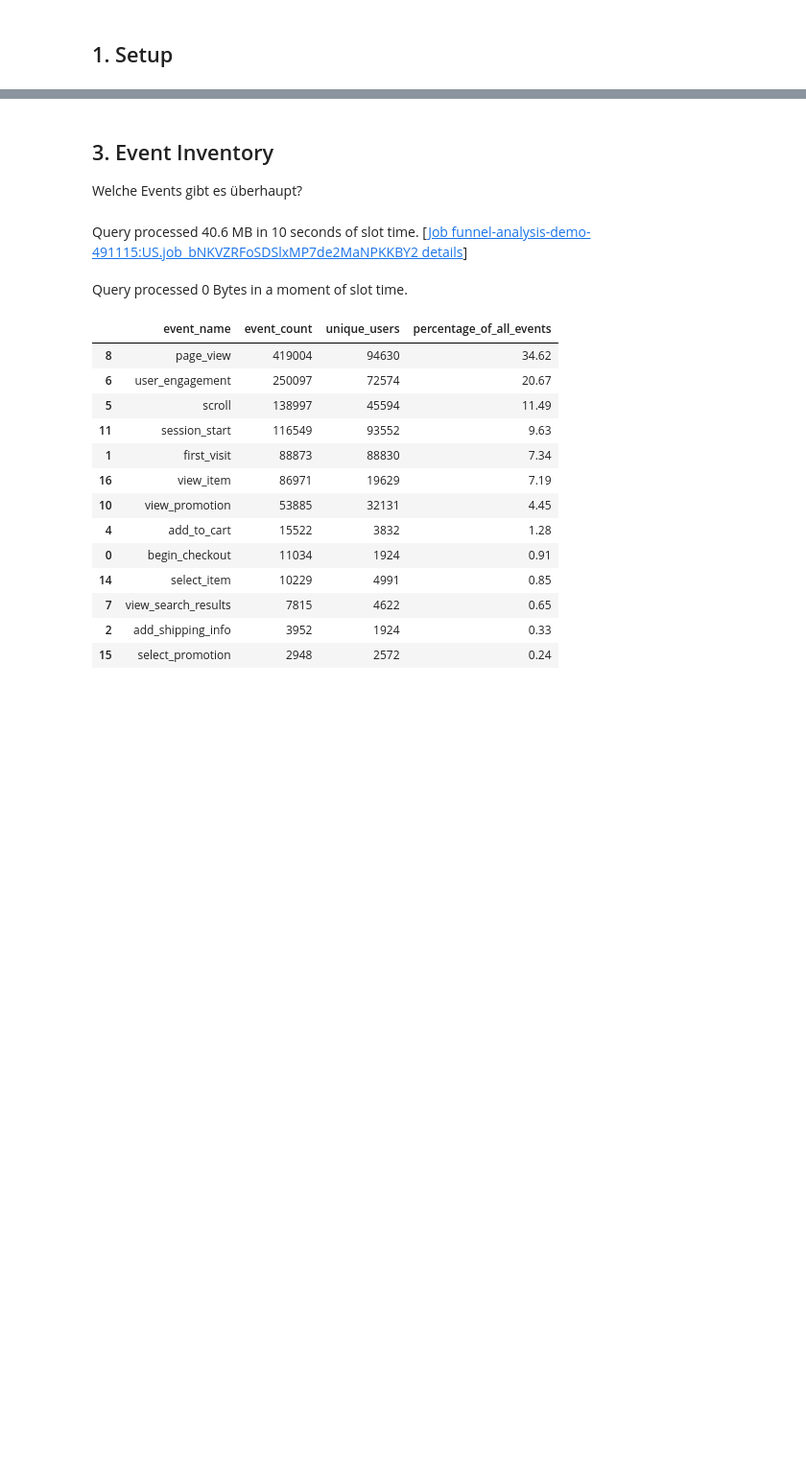
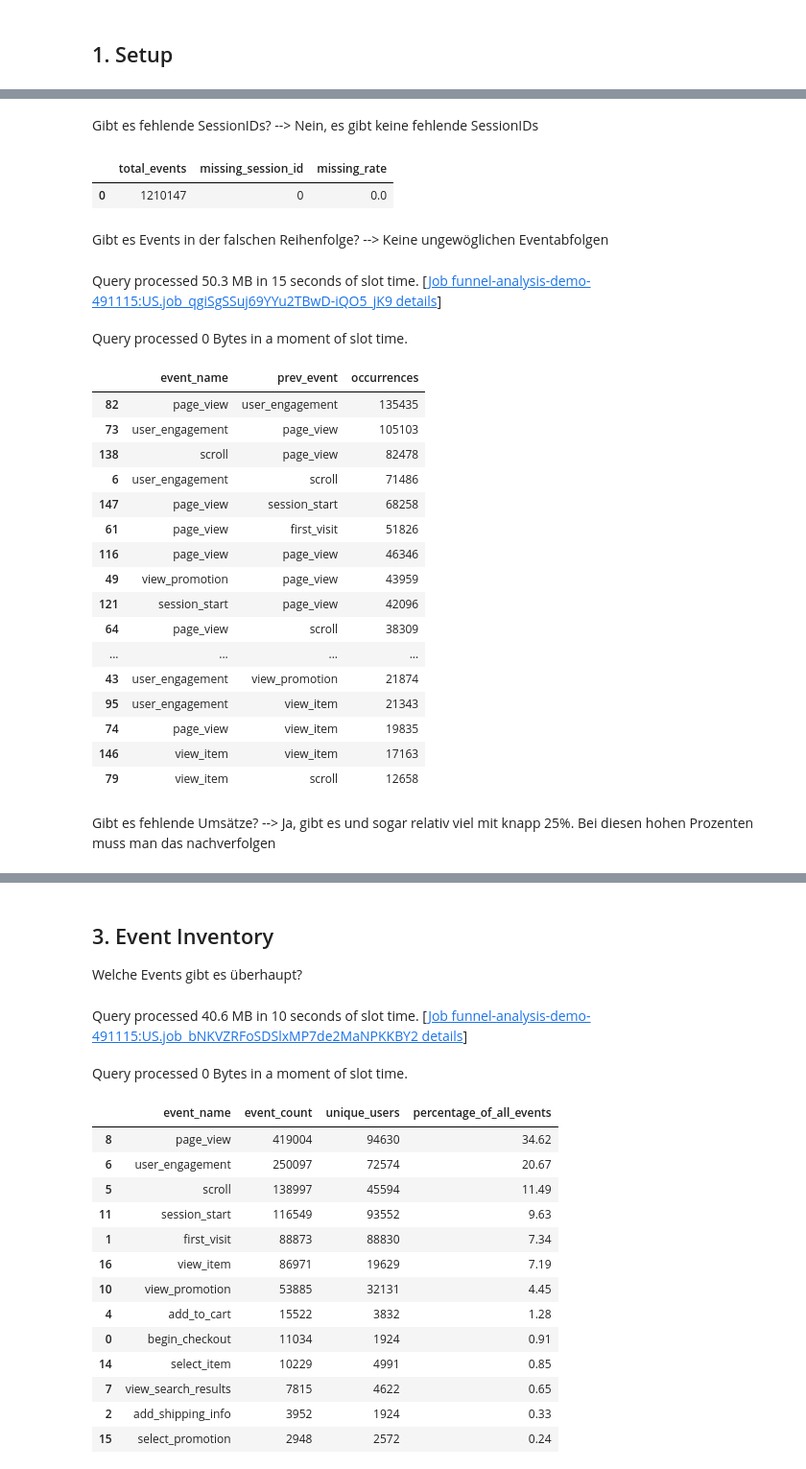
Before and after one commit to Buck-Data/Funnel-Analysis, a Jupyter notebook: notebooks/Big_Query.ipynb, the cells around one changed output, grey strips where cells are left out. Shown at 96% size. Cells and saved outputs as stored; diff of their text form; code cells hidden in the pictures; blank space fills up the shorter version.

```diff
--- a/notebooks/Big_Query.ipynb
+++ b/notebooks/Big_Query.ipynb
@@ -64,0 +96,77 @@ Query processed 60 Bytes in a moment of slot time.
+# %% [markdown]
+Gibt es fehlende SessionIDs? --> Nein, es gibt keine fehlende SessionIDs
+# %%
+df_session_check = pd.read_gbq(f"""
+SELECT
+  COUNT(*) AS total_events,
+  COUNTIF((
+    SELECT ep.value.int_value
+    FROM UNNEST(event_params) ep
+    WHERE ep.key = 'ga_session_id') IS NULL) AS missing_session_id,
+  SAFE_DIVIDE(
+    COUNTIF((
+      SELECT ep.value.int_value
+      FROM UNNEST(event_params) ep
+      WHERE ep.key = 'ga_session_id'
+    ) IS NULL),
+    COUNT(*)
+  ) AS missing_rate
+FROM `bigquery-public-data.ga4_obfuscated_sample_ecommerce.events_*`
+WHERE _TABLE_SUFFIX BETWEEN '{DATE_START}' AND '{DATE_END}'
+""")
+
+df_session_check
+# %% [output]
+|  | total_events | missing_session_id | missing_rate |
+| 0 | 1210147 | 0 | 0.0 |
+# %% [markdown]
+Gibt es Events in der falschen Reihenfolge? --> Keine ungewöglichen Eventabfolgen
+# %%
+df_events_check = bpd.read_gbq(f"""
+WITH ordered_events AS (
+  SELECT
+    user_pseudo_id,
+    event_name,
+    event_timestamp,
+    LAG(event_name) OVER (
+      PARTITION BY user_pseudo_id
+      ORDER BY event_timestamp
+    ) AS prev_event
+  FROM `bigquery-public-data.ga4_obfuscated_sample_ecommerce.events_*`
+  WHERE _TABLE_SUFFIX BETWEEN '{DATE_START}' AND '{DATE_END}'
+)
+
+SELECT
+  event_name,
+  prev_event,
+  COUNT(*) AS occurrences
+FROM ordered_events
+WHERE prev_event IS NOT NULL
+GROUP BY event_name, prev_event
+""")
+
+df_events_check = df_events_check.to_pandas().sort_values(['occurrences'], ascending=False)
+
+df_events_check.head(20)
+# %% [output]
+Query processed 50.3 MB in 15 seconds of slot time. [Job funnel-analysis-demo-491115:US.job_qgiSgSSuj69YYu2TBwD-iQO5_jK9 details]
+Query processed 0 Bytes in a moment of slot time.
+|  | event_name | prev_event | occurrences |
+| 82 | page_view | user_engagement | 135435 |
+| 73 | user_engagement | page_view | 105103 |
+| 138 | scroll | page_view | 82478 |
+| 6 | user_engagement | scroll | 71486 |
+| 147 | page_view | session_start | 68258 |
+| 61 | page_view | first_visit | 51826 |
+| 116 | page_view | page_view | 46346 |
+| 49 | view_promotion | page_view | 43959 |
+| 121 | session_start | page_view | 42096 |
+| 64 | page_view | scroll | 38309 |
+| ... | ... | ... | ... |
+| 43 | user_engagement | view_promotion | 21874 |
+| 95 | user_engagement | view_item | 21343 |
+| 74 | page_view | view_item | 19835 |
+| 146 | view_item | view_item | 17163 |
+| 79 | view_item | scroll | 12658 |
+# %% [markdown]
+Gibt es fehlende Umsätze? --> Ja, gibt es und sogar relativ viel mit knapp 25%. Bei diesen hohen Prozenten muss man das nachverfolgen
```
Also changed, not shown: parts of 20 cells of this notebook.
